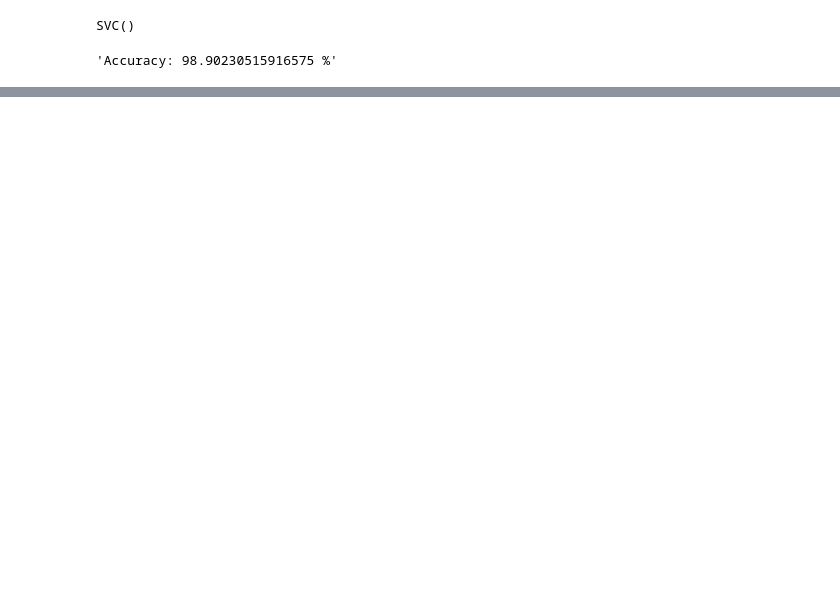
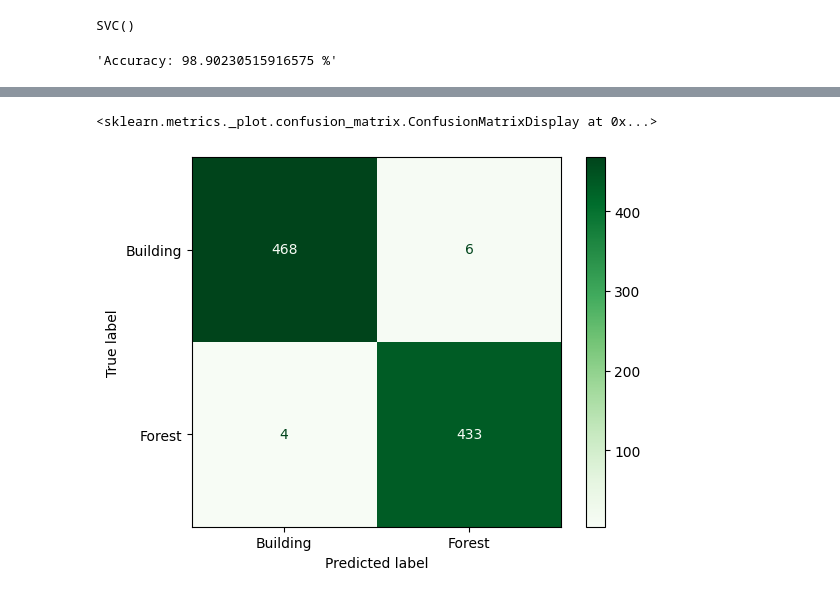
Before and after one commit to sameera-g-mathad/CSC-481_final_project, a Jupyter notebook: hog_binary_class_forest_vs_buildings.ipynb, the cells around one changed output, grey strips where cells are left out. Drawn from its saved outputs; the diff is of its cells as text; code cells hidden in the pictures; blank space fills up the shorter version.

```diff
--- a/hog_binary_class_forest_vs_buildings.ipynb
+++ b/hog_binary_class_forest_vs_buildings.ipynb
@@ -86,0 +100,8 @@ f"Accuracy: {accuracy_score(test_y, predictions)*100} %"
+# %%
+mat = confusion_matrix(test_y, predictions)
+# %%
+cmd = ConfusionMatrixDisplay(confusion_matrix=mat, display_labels=['Building', 'Forest'])
+cmd.plot(cmap='Greens')
+# %% [output]
+<sklearn.metrics._plot.confusion_matrix.ConfusionMatrixDisplay at 0x...>
+[figure, added]
```
Also changed, not shown: parts of 5 cells of this notebook, 5 other files.
